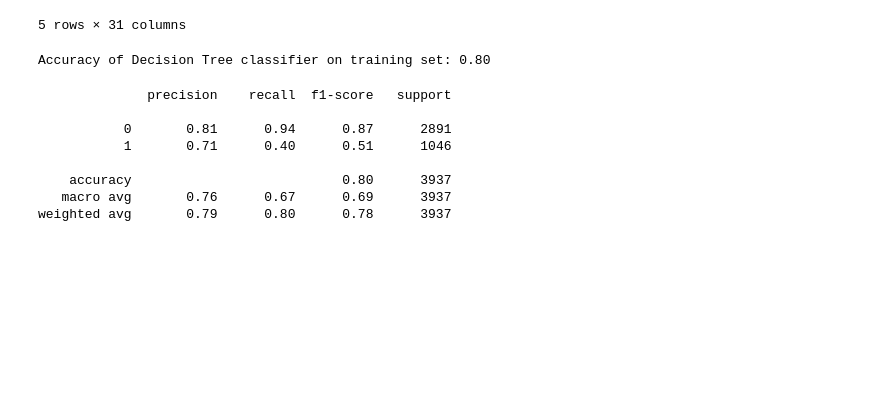
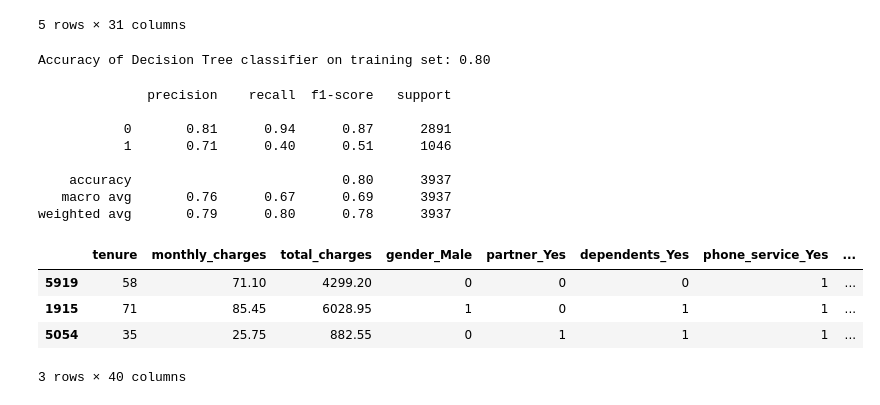
Before and after one commit to joshuamchavez2/classification-exercises, a Jupyter notebook: Classification Project.ipynb, the cells around one changed output. Drawn from its saved outputs; the diff is of its cells as text; code cells hidden in the pictures; blank space fills up the shorter version.

```diff
--- a/Classification Project.ipynb
+++ b/Classification Project.ipynb
@@ -289,3 +289,11 @@ print(classification_report(y_train, y_pred))
     accuracy                           0.80      3937
    macro avg       0.76      0.67      0.69      3937
 weighted avg       0.79      0.80      0.78      3937
+# %%
+train.head(3)
+# %% [output]
+|  | tenure | monthly_charges | total_charges | gender_Male | partner_Yes | dependents_Yes | phone_service_Yes | ... |
+| 5919 | 58 | 71.10 | 4299.20 | 0 | 0 | 0 | 1 | ... |
+| 1915 | 71 | 85.45 | 6028.95 | 1 | 0 | 1 | 1 | ... |
+| 5054 | 35 | 25.75 | 882.55 | 0 | 1 | 1 | 1 | ... |
+3 rows × 40 columns
```
Also changed, not shown: 1 other file.
